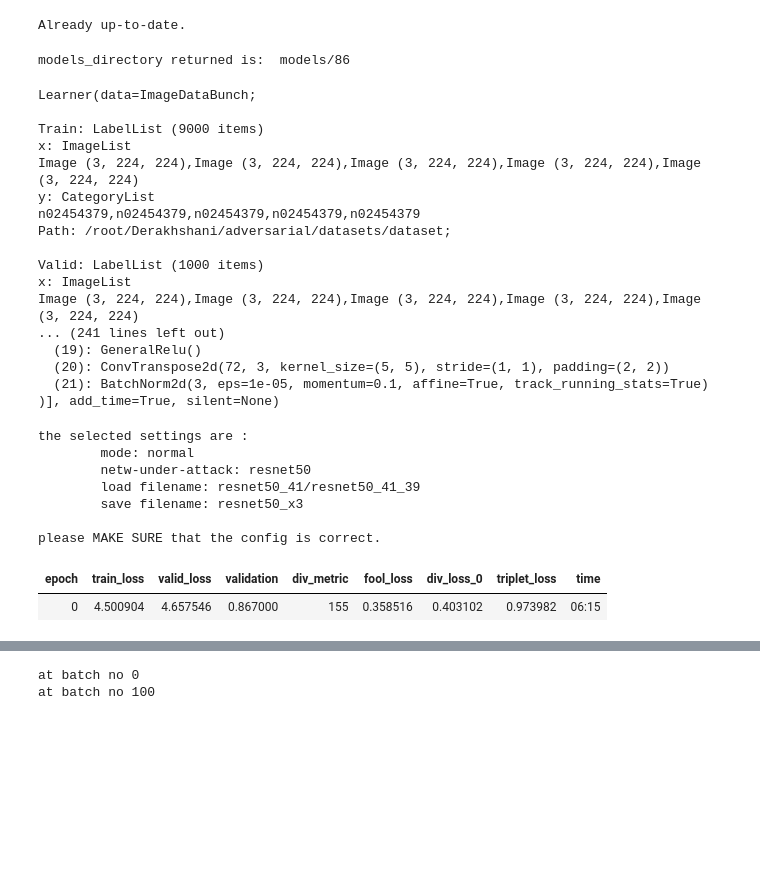
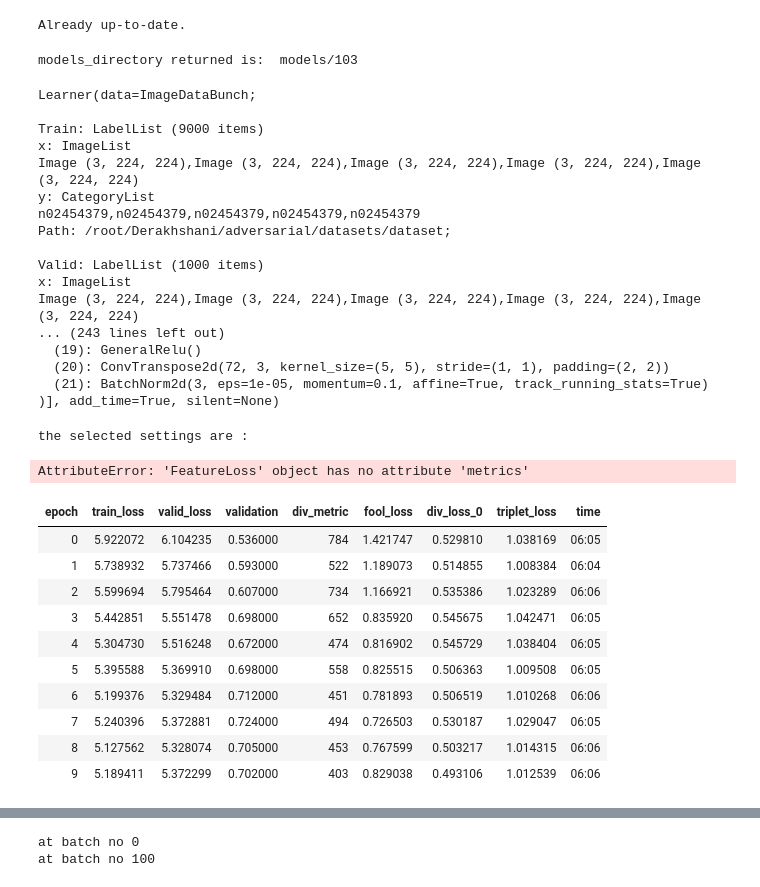
Before and after one commit to ahmad-PH/nag-notebooks, a Jupyter notebook: NAG_experimentAPI.ipynb, the cells around one changed output, grey strips where cells are left out. Cells and saved outputs as stored; diff of their text form; code cells hidden in the pictures; blank space fills up the shorter version.

```diff
--- a/NAG_experimentAPI.ipynb
+++ b/NAG_experimentAPI.ipynb
@@ -736,7 +830,7 @@ layer_weights = [1.] * len(layers)
 # %%
 feat_loss = FeatureLoss(arch, layers, layer_weights)
 # %%
-env.save_filename = 'resnet50_x3'
+env.save_filename = 'resnet50_x'
 # env.save_filename = 'resnet50_17'
 # env.save_filename = 'vgg16_32'
 
@@ -803,51 +839,30 @@ def diversity(learn, n_perturbations, percentage = 95, p = None):
-# %%
-class DiversityMetric(Callback):
-  def __init__(self, n_perturbations, percentage):
-    super().__init__()
-    self.name = "div_metric"
-    self.n_perturbations
-    self.percentage = percentage
-
-  def on_epoch_begin(self, **kwargs):
-    global learn
-    self.perturbations = generate_perturbations(learn, 10)
-    self.pred_hist = torch.tensor([0] * 1000).detach_()
-
-  def on_batch_end(self, last_output, last_target, **kwargs):
-    _, _, _, images = last_output
-    for j, perturbation in enumerate(self.perturbations):
-      perturbed_batch = images + perturbation[None]
-      preds = arch(perturbed_batch).argmax(1)
-      for pred in preds:
-        self.pred_hist[pred] += 1
-
-  def on_epoch_end(self, last_metrics, **kwargs):
-    self.pred_hist = (self.pred_hist.float() / len(self.perturbations)).tolist()
-    div_metric = classes_needed_to_reach(95, self.pred_hist)[0]
-    return add_metrics(last_metrics, div_metric)
 # %%
 learn = None; gen = None; gc.collect()
 csv_logger = partial(ImmediateCSVLogger, filename= env.temp_csv_path + '/' + env.save_filename)
 gen = Gen(z_dim=z_dim)
 init_cnn(gen, True)
+div_metric = DiversityMetric(10, 95)
 
 learn = Learner(data, gen, loss_func = feat_loss, model_dir = env.get_learner_models_dir(),
-                metrics=[validation, DiversityMetric()], callback_fns=[LossMetrics, csv_logger])
+                metrics=[validation, div_metric], callback_fns=[LossMetrics, csv_logger])
+
+div_metric.set_learner(learn)
+
 # learn = Learner(data, Gen(z_dim=10), loss_func = feat_loss, metrics=[validation], callback_fns=LossMetrics, opt_func = optim.SGD)
 # learn = Learner(data, Gen(z_dim=z_dim), loss_func = feat_loss, metrics=[validation], callback_fns=[LossMetrics, DiversityWeightsScheduler])
 
 # load_starting_point(learn, model.__name__, z_dim)
 # random_seed(42, True)
 # %% [output]
-models_directory returned is:  models/86
+models_directory returned is:  models/103
 # %%
 # !cp "/content/gdrive/My Drive/DL/models/vgg16_12-last.pth"  "/content/"
 # learn.load('/content/vgg16_12-last')
 
 # load_filename = 'resnet50-11_39'
 # load_filename = 'resnet50_startpoint_0'
-load_filename = 'resnet50_41/resnet50_41_39'
-# load_filename = 'investigate_resnet50_6/12/resnet50_3'
+load_filename = 'resnet50_55/resnet50_55_6'
+# load_filename = 'investigate_resnet50_7/7/resnet50_3'
 # load_filename = 'vgg16_30/vgg16_30_69'
 # load_filename = 'vgg16_12-last'
 
@@ -865,7 +880,7 @@ Path: /root/Derakhshani/adversarial/datasets/dataset;
 Valid: LabelList (1000 items)
 x: ImageList
 Image (3, 224, 224),Image (3, 224, 224),Image (3, 224, 224),Image (3, 224, 224),Image (3, 224, 224)
-... (241 lines left out)
+... (243 lines left out)
   (19): GeneralRelu()
   (20): ConvTranspose2d(72, 3, kernel_size=(5, 5), stride=(1, 1), padding=(2, 2))
   (21): BatchNorm2d(3, eps=1e-05, momentum=0.1, affine=True, track_running_stats=True)
@@ -877,18 +892,14 @@ except NameError:
   load_filename = None
 
 print("the selected settings are : ")
-print("\tmode: {} \n\tnetw-under-attack: {} \n\tload filename: {} \n\tsave filename: {}\n".format(
-  mode, model.__name__, load_filename , env.save_filename
+print("\tmode: {} \n\tnetw-under-attack: {} \n\tloss metrics: {}\n\t" + \
+      "load filename: {} \n\tsave filename: {}\n".format(
+      mode, model.__name__, feat_loss.metrics, load_filename , env.save_filename
 ))
 print("please MAKE SURE that the config is correct.")
 # %% [output]
 the selected settings are :
-        mode: normal
-        netw-under-attack: resnet50
-        load filename: resnet50_41/resnet50_41_39
-        save filename: resnet50_x3
-
-please MAKE SURE that the config is correct.
+AttributeError: 'FeatureLoss' object has no attribute 'metrics'
 # %%
 # learn.lr_find(1e-6, 100)
 # learn.recorder.plot()
@@ -900,30 +911,37 @@ please MAKE SURE that the config is correct.
 # %%
 if mode == "sanity_check":
   print("\n\n\nWARNING: you are training on a sanity_check dataset.\n\n\n\n")
 
 saver_best = SaveModelCallback(learn, every='improvement', monitor='validation', name=env.save_filename + "-best")
 saver_every_epoch = SaveModelCallback(learn, every='epoch', name=env.save_filename)
 
 # with Hooks(gen, append_stats_normal) as hooks:
 #   learn.fit(1, lr=5e-03, wd = 0., callbacks=[saver_best, saver_every_epoch])
 
-# learn.fit(10, lr=1e-3, wd = 0., callbacks=[saver_best, saver_every_epoch])
-learn.fit(1, lr=1e-3, wd = 0., callbacks=[saver_best, saver_every_epoch])
-
+learn.fit(10, lr=1e-3, wd = 0., callbacks=[saver_best, saver_every_epoch])
 
 # # learn.fit(70, lr=1e-02, wd = 0.001, callbacks=[saver_best, saver_every_epoch])
 
 # learn.fit(60, lr=1e-2, wd = 0.001, callbacks=[saver_best, saver_every_epoch])
 
 # for i in range(10):
 #   learn.fit_one_cycle(7, wd = 0.,max_lr=1., div_factor = 1000.)
 
 # learn.fit_one_cycle(5, max_lr=2e-2) #used for vgg-19-bn
 # learn.fit_one_cycle(5, max_lr=3e-3) # used for resnet50
 
 shutil.copyfile(env.temp_csv_path + '/' + env.save_filename + ".csv", env.get_csv_path() + '.csv')
 shutil.copytree(env.data_path/env.get_learner_models_dir(), env.get_models_path())
 shutil.rmtree(env.data_path/env.get_learner_models_dir())
 # %% [output]
 | epoch | train_loss | valid_loss | validation | div_metric | fool_loss | div_loss_0 | triplet_loss | time |
-| 0 | 4.500904 | 4.657546 | 0.867000 | 155 | 0.358516 | 0.403102 | 0.973982 | 06:15 |
+| 0 | 5.922072 | 6.104235 | 0.536000 | 784 | 1.421747 | 0.529810 | 1.038169 | 06:05 |
+| 1 | 5.738932 | 5.737466 | 0.593000 | 522 | 1.189073 | 0.514855 | 1.008384 | 06:04 |
+| 2 | 5.599694 | 5.795464 | 0.607000 | 734 | 1.166921 | 0.535386 | 1.023289 | 06:06 |
+| 3 | 5.442851 | 5.551478 | 0.698000 | 652 | 0.835920 | 0.545675 | 1.042471 | 06:05 |
+| 4 | 5.304730 | 5.516248 | 0.672000 | 474 | 0.816902 | 0.545729 | 1.038404 | 06:05 |
+| 5 | 5.395588 | 5.369910 | 0.698000 | 558 | 0.825515 | 0.506363 | 1.009508 | 06:05 |
+| 6 | 5.199376 | 5.329484 | 0.712000 | 451 | 0.781893 | 0.506519 | 1.010268 | 06:06 |
+| 7 | 5.240396 | 5.372881 | 0.724000 | 494 | 0.726503 | 0.530187 | 1.029047 | 06:05 |
+| 8 | 5.127562 | 5.328074 | 0.705000 | 453 | 0.767599 | 0.503217 | 1.014315 | 06:06 |
+| 9 | 5.189411 | 5.372299 | 0.702000 | 403 | 0.829038 | 0.493106 | 1.012539 | 06:06 |
```
Also changed, not shown: parts of 13 cells of this notebook.
